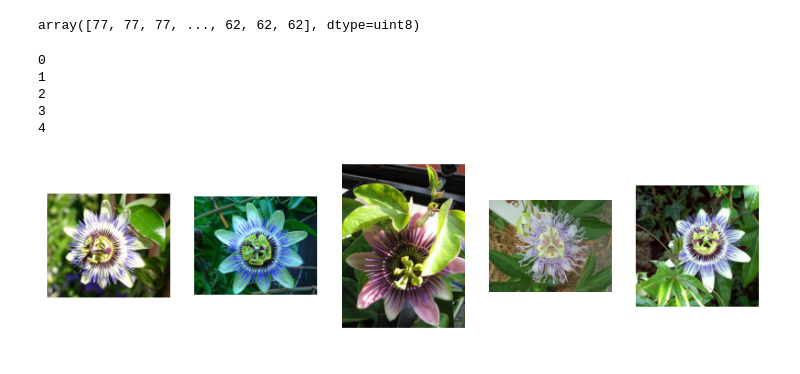
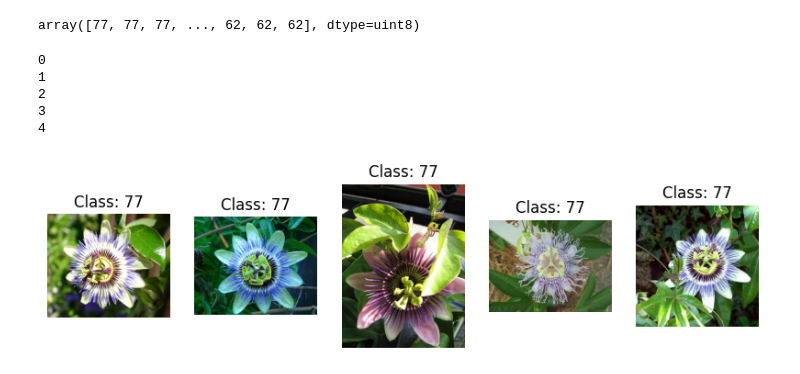
Before and after one commit to PooyaLaryan/FSL, a Jupyter notebook: help-file.ipynb, the cells around one changed output. Saved outputs shown, nothing was run; the diff lists cells and outputs as text; code cells hidden in the pictures.

```diff
--- a/help-file.ipynb
+++ b/help-file.ipynb
@@ -61,19 +61,19 @@ array([77, 77, 77, ..., 62, 62, 62], dtype=uint8)
 # %%
 plt.figure(figsize=(10, 5))
 for i, image in enumerate(os.listdir('102flowers')):
     print(i)
     plt.subplot(1, 5, i + 1)
     image_path = os.path.join('102flowers',image)
     imageForShow = Image.open(image_path)
     plt.imshow(imageForShow)
-    plt.title(f"Class: {label.numpy()}\n{info.features['label'].names[label.numpy()]}")
+    plt.title(f"Class: {LabeldataSet[i]}")
     plt.axis("off")
     if(i == 4):
         break
 # %% [output]
 0
 1
 2
 3
 4
-[figure, old version]
+[figure, new version]
```
Also changed, not shown: parts of 1 cell of this notebook.
